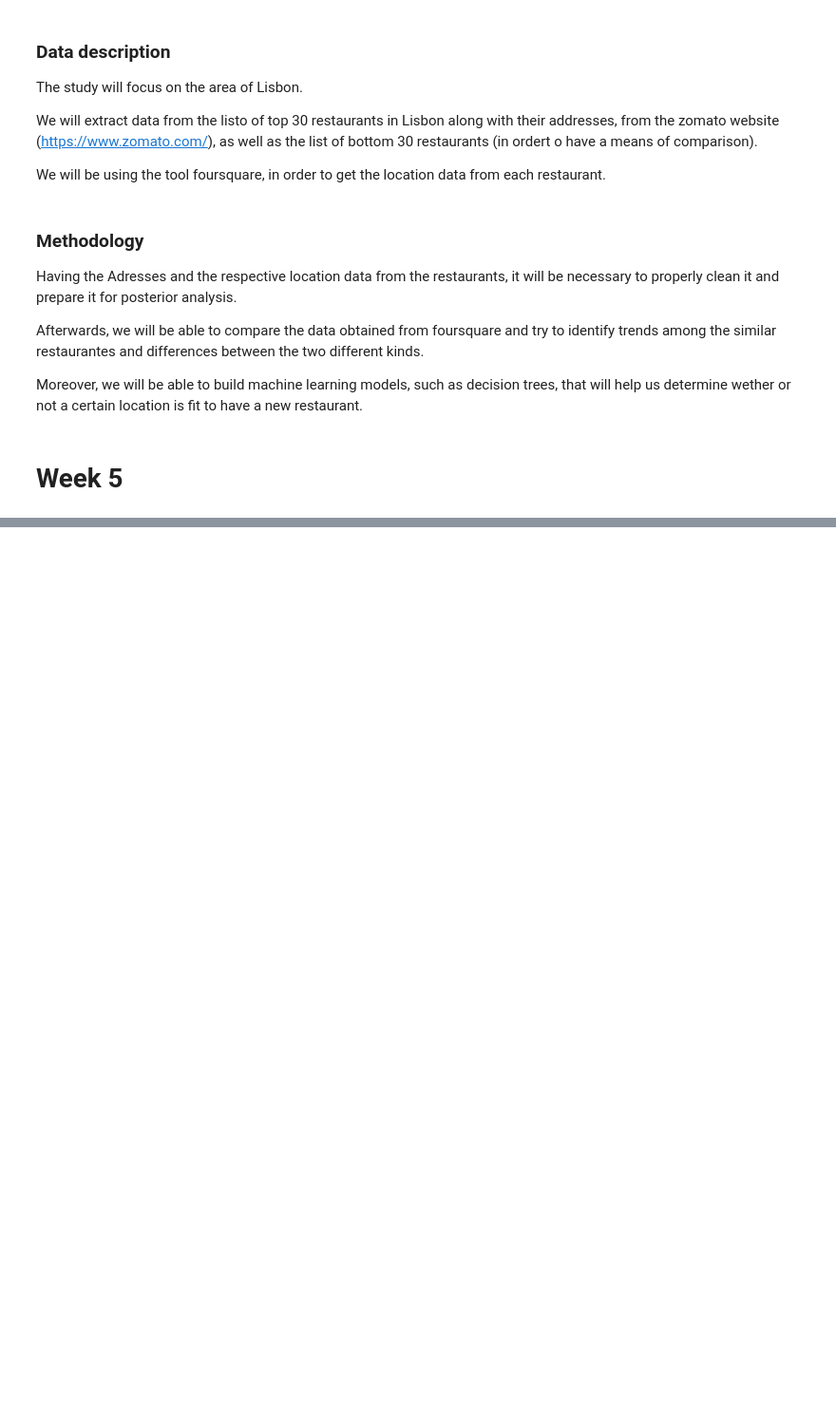
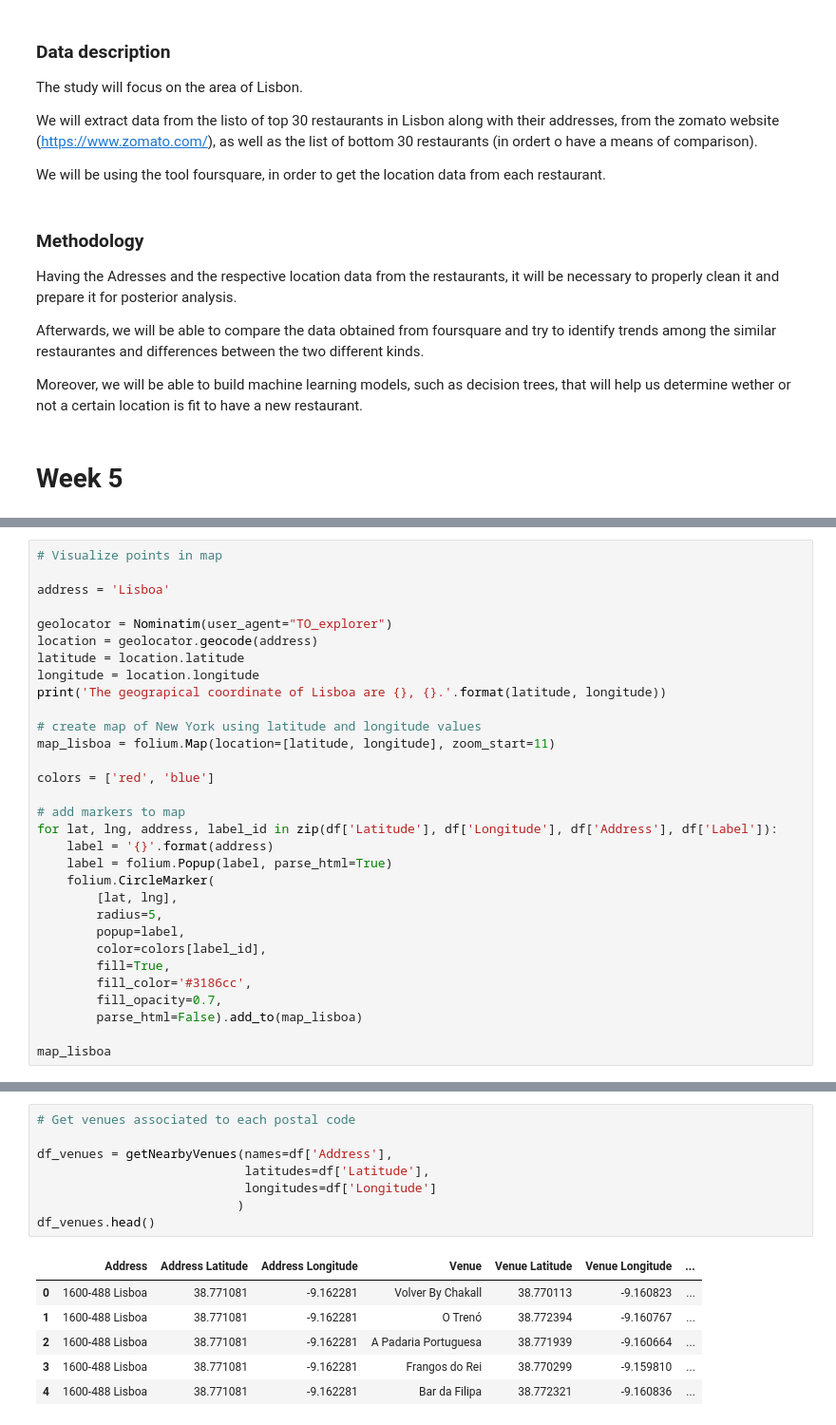
Before and after one commit to Mariocedo/Coursera_Capstone, a Jupyter notebook: Capstone_LastAssignment.ipynb, the cells around one changed output, grey strips where cells are left out. Shown: that part at 95% size. Drawn from its saved outputs; the diff is of its cells as text; blank space fills up the shorter version.

```diff
--- a/Capstone_LastAssignment.ipynb
+++ b/Capstone_LastAssignment.ipynb
@@ -29,0 +161,31 @@ Moreover, we will be able to build machine learning models, such as decision tre
+# %%
+# Visualize points in map
+
+address = 'Lisboa'
+
+geolocator = Nominatim(user_agent="TO_explorer")
+location = geolocator.geocode(address)
+latitude = location.latitude
+longitude = location.longitude
+print('The geograpical coordinate of Lisboa are {}, {}.'.format(latitude, longitude))
+
+# create map of New York using latitude and longitude values
+map_lisboa = folium.Map(location=[latitude, longitude], zoom_start=11)
+
+colors = ['red', 'blue']
+
+# add markers to map
+for lat, lng, address, label_id in zip(df['Latitude'], df['Longitude'], df['Address'], df['Label']):
+    label = '{}'.format(address)
+    label = folium.Popup(label, parse_html=True)
+    folium.CircleMarker(
+        [lat, lng],
+        radius=5,
+        popup=label,
+        color=colors[label_id],
+        fill=True,
+        fill_color='#3186cc',
+        fill_opacity=0.7,
+        parse_html=False).add_to(map_lisboa)
+
+map_lisboa
@@ -29,0 +237,15 @@ Moreover, we will be able to build machine learning models, such as decision tre
+# %%
+# Get venues associated to each postal code
+
+df_venues = getNearbyVenues(names=df['Address'],
+                            latitudes=df['Latitude'],
+                            longitudes=df['Longitude']
+                           )
+df_venues.head()
+# %% [output]
+|  | Address | Address Latitude | Address Longitude | Venue | Venue Latitude | Venue Longitude | ... |
+| 0 | 1600-488 Lisboa | 38.771081 | -9.162281 | Volver By Chakall | 38.770113 | -9.160823 | ... |
+| 1 | 1600-488 Lisboa | 38.771081 | -9.162281 | O Trenó | 38.772394 | -9.160767 | ... |
+| 2 | 1600-488 Lisboa | 38.771081 | -9.162281 | A Padaria Portuguesa | 38.771939 | -9.160664 | ... |
+| 3 | 1600-488 Lisboa | 38.771081 | -9.162281 | Frangos do Rei | 38.770299 | -9.159810 | ... |
+| 4 | 1600-488 Lisboa | 38.771081 | -9.162281 | Bar da Filipa | 38.772321 | -9.160836 | ... |
```
Also changed, not shown: parts of 23 cells of this notebook.
